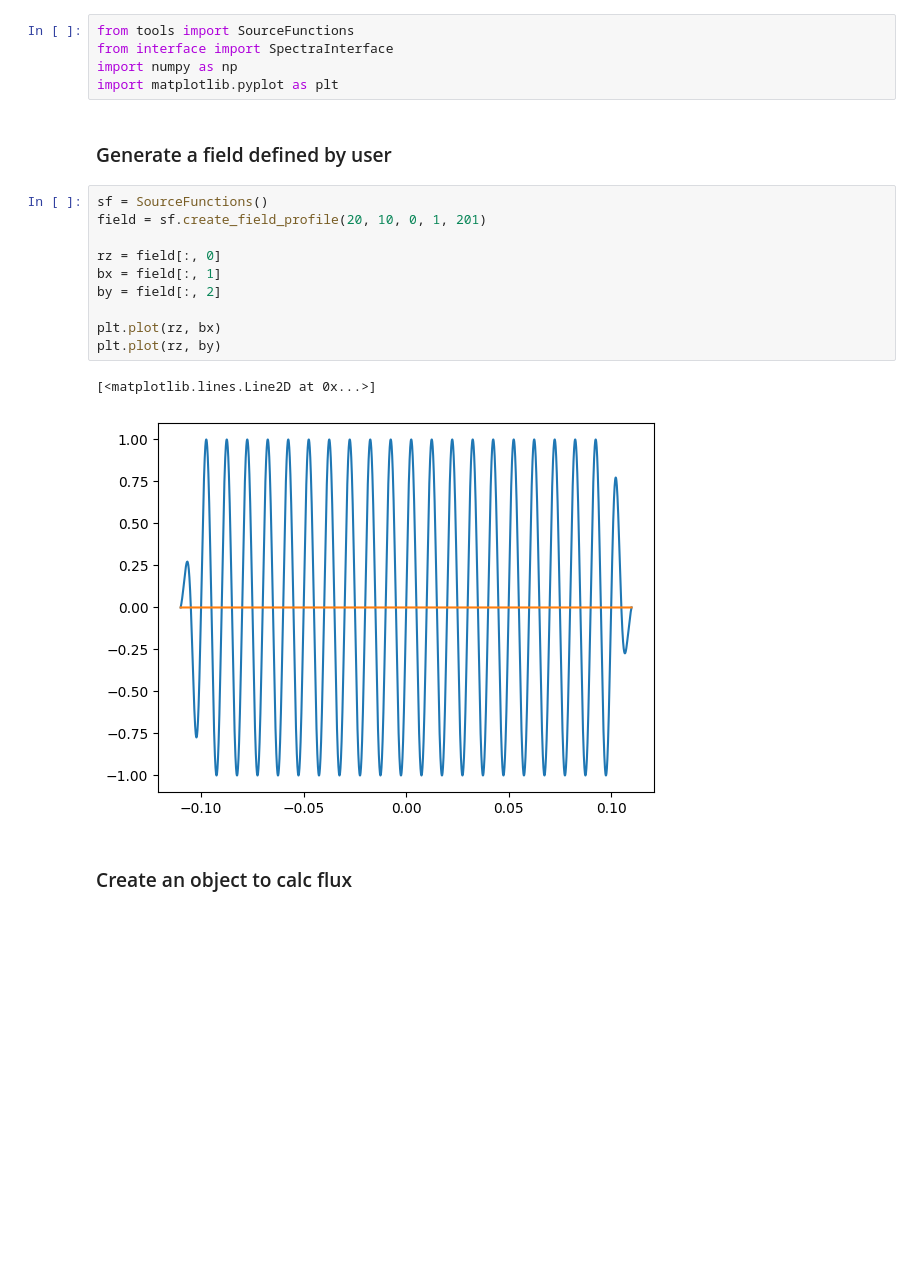
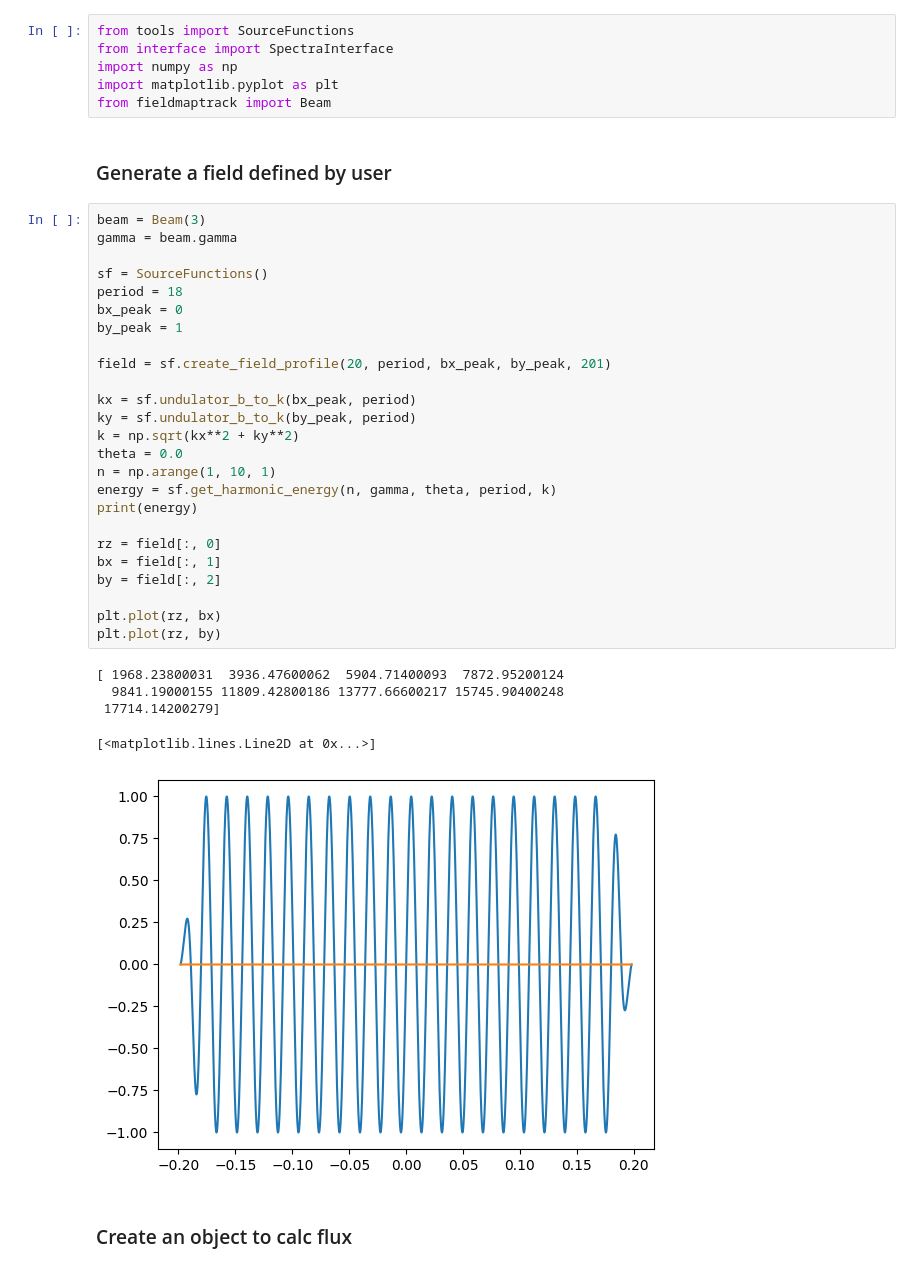
Before and after one commit to lnls-ids/spectrainterface, a Jupyter notebook: tutorial_spectra_interface.ipynb, the cells around one changed output. Saved outputs shown, nothing was run; the diff lists cells and outputs as text; blank space fills up the shorter version.

```diff
--- a/tutorial_spectra_interface.ipynb
+++ b/tutorial_spectra_interface.ipynb
@@ -3,21 +3,40 @@ from tools import SourceFunctions
 from interface import SpectraInterface
 import numpy as np
 import matplotlib.pyplot as plt
+from fieldmaptrack import Beam
 # %% [markdown]
 ### Generate a field defined by user
 # %%
+beam = Beam(3)
+gamma = beam.gamma
+
 sf = SourceFunctions()
-field = sf.create_field_profile(20, 10, 0, 1, 201)
+period = 18
+bx_peak = 0
+by_peak = 1
+
+field = sf.create_field_profile(20, period, bx_peak, by_peak, 201)
+
+kx = sf.undulator_b_to_k(bx_peak, period)
+ky = sf.undulator_b_to_k(by_peak, period)
+k = np.sqrt(kx**2 + ky**2)
+theta = 0.0
+n = np.arange(1, 10, 1)
+energy = sf.get_harmonic_energy(n, gamma, theta, period, k)
+print(energy)
 
 rz = field[:, 0]
 bx = field[:, 1]
 by = field[:, 2]
 
 plt.plot(rz, bx)
 plt.plot(rz, by)
 # %% [output]
-[<matplotlib.lines.Line2D at 0x...>]
+[ 1968.23800031  3936.47600062  5904.71400093  7872.95200124
+  9841.19000155 11809.42800186 13777.66600217 15745.90400248
+ 17714.14200279]
+[<matplotlib.lines.Line2D at 0x...>]
-[figure, old version]
+[figure, new version]
 # %% [markdown]
 ### Create an object to calc flux
 # %%
```
Also changed, not shown: parts of 9 cells of this notebook, 4 other files.
